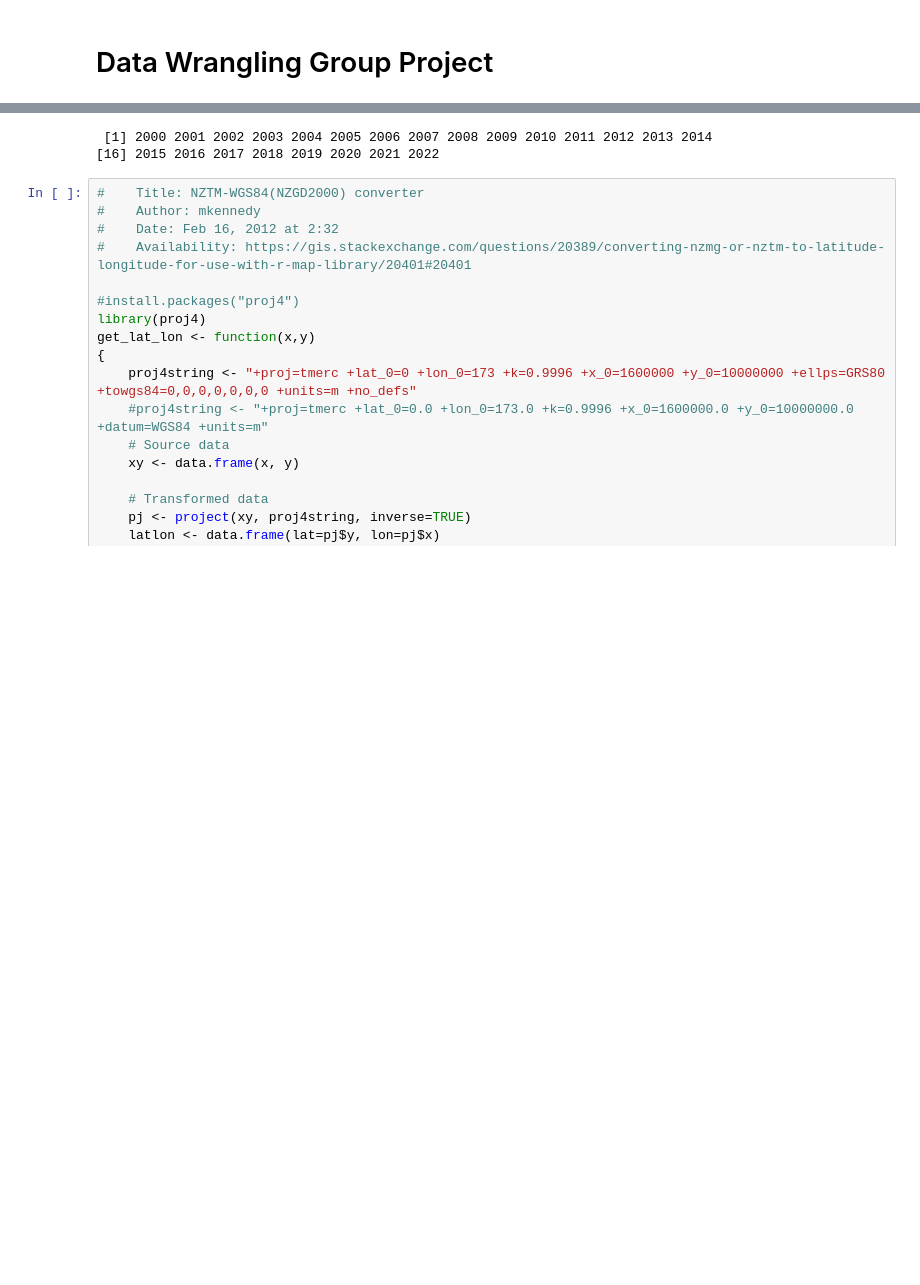
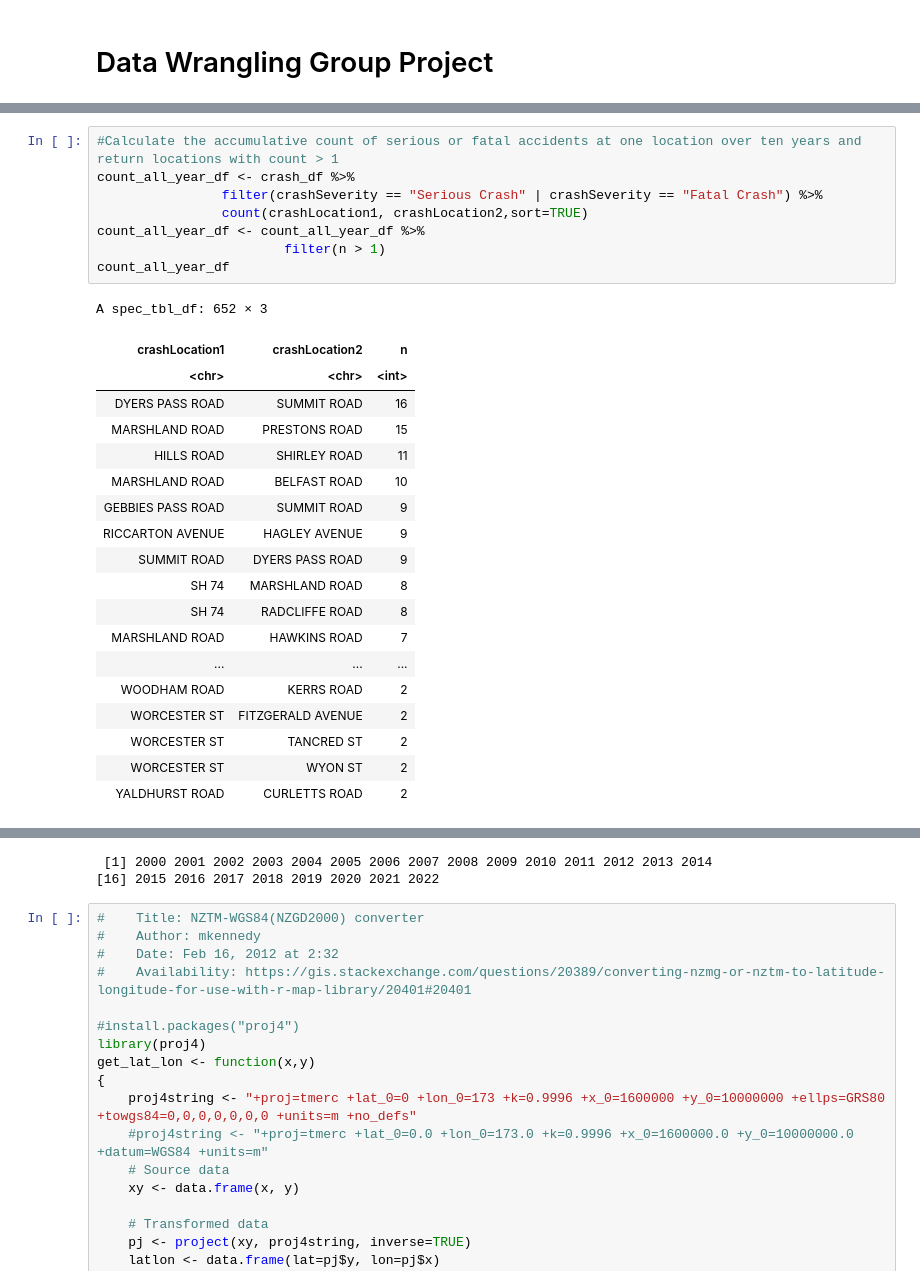
Before and after one commit to zelta1990/DATA422-Group-Project, a Jupyter notebook: group_project.ipynb, the cells around one changed output, grey strips where cells are left out. Cells and saved outputs as stored; diff of their text form; blank space fills up the shorter version.

```diff
--- a/group_project.ipynb
+++ b/group_project.ipynb
@@ -98,0 +92,28 @@ A spec_tbl_df: 4 × 4
+# %%
+#Calculate the accumulative count of serious or fatal accidents at one location over ten years and return locations with count > 1
+count_all_year_df <- crash_df %>%
+                filter(crashSeverity == "Serious Crash" | crashSeverity == "Fatal Crash") %>%
+                count(crashLocation1, crashLocation2,sort=TRUE)
+count_all_year_df <- count_all_year_df %>%
+                        filter(n > 1)
+count_all_year_df
+# %% [output]
+A spec_tbl_df: 652 × 3
+| crashLocation1 | crashLocation2 | n |
+| <chr> | <chr> | <int> |
+| DYERS PASS ROAD | SUMMIT ROAD | 16 |
+| MARSHLAND ROAD | PRESTONS ROAD | 15 |
+| HILLS ROAD | SHIRLEY ROAD | 11 |
+| MARSHLAND ROAD | BELFAST ROAD | 10 |
+| GEBBIES PASS ROAD | SUMMIT ROAD | 9 |
+| RICCARTON AVENUE | HAGLEY AVENUE | 9 |
+| SUMMIT ROAD | DYERS PASS ROAD | 9 |
+| SH 74 | MARSHLAND ROAD | 8 |
+| SH 74 | RADCLIFFE ROAD | 8 |
+| MARSHLAND ROAD | HAWKINS ROAD | 7 |
+| ... | ... | ... |
+| WOODHAM ROAD | KERRS ROAD | 2 |
+| WORCESTER ST | FITZGERALD AVENUE | 2 |
+| WORCESTER ST | TANCRED ST | 2 |
+| WORCESTER ST | WYON ST | 2 |
+| YALDHURST ROAD | CURLETTS ROAD | 2 |
```
Also changed, not shown: parts of 4 cells of this notebook.
